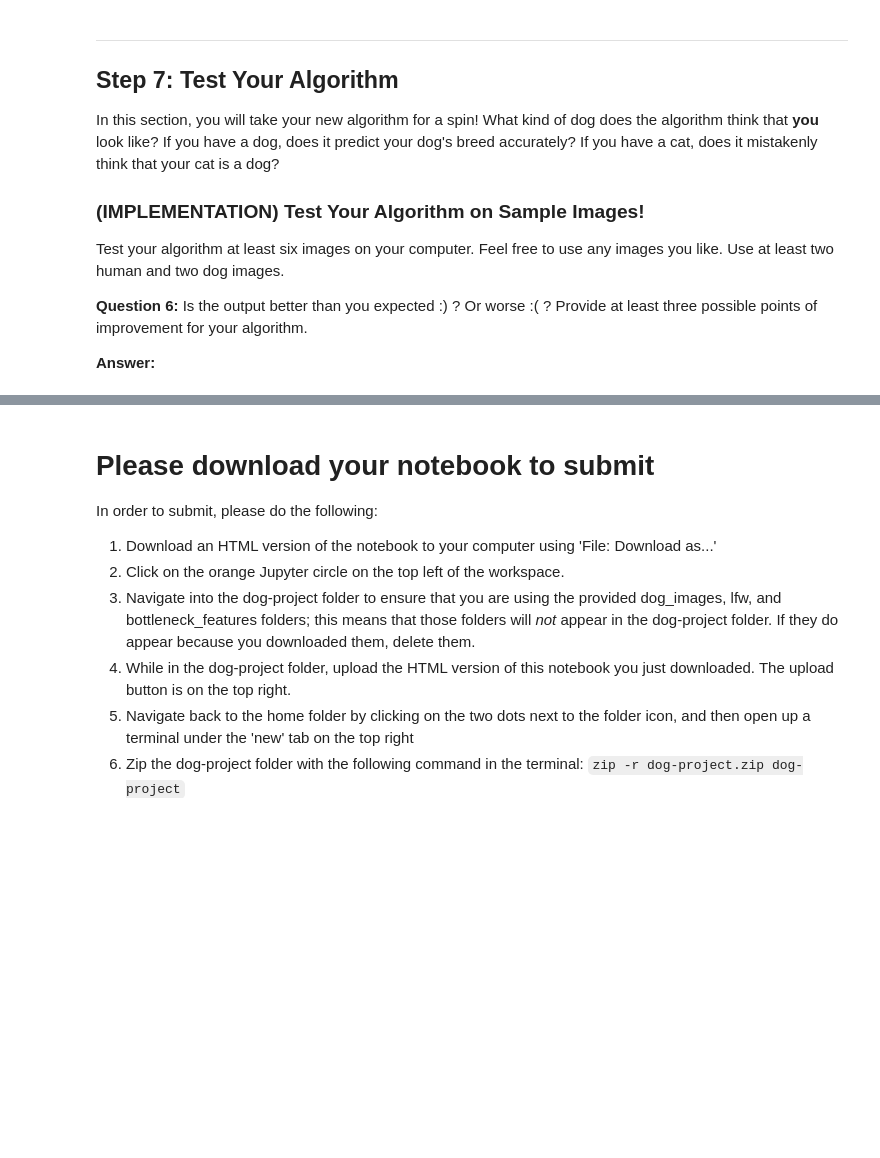
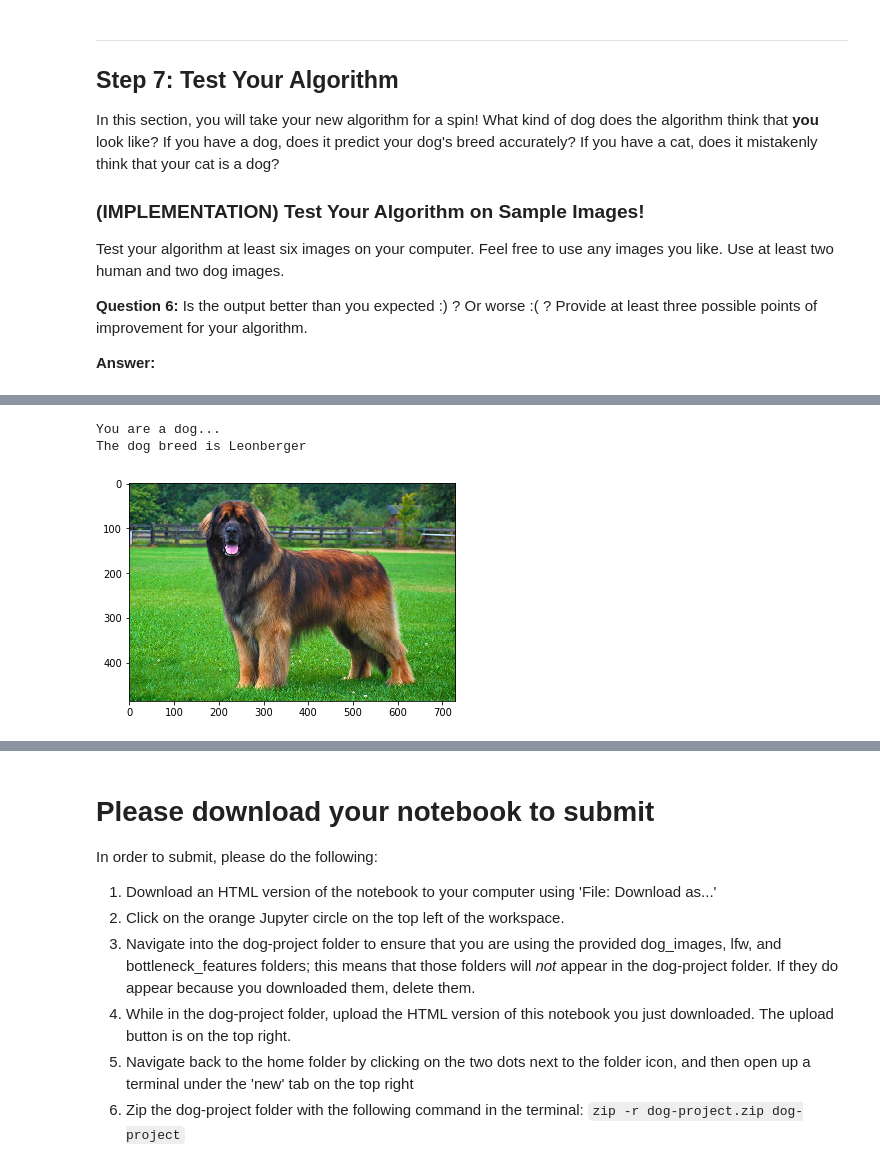
Before and after one commit to peterbchoi/Project-6---Dog-Breed-Classifier, a Jupyter notebook: dog_app.ipynb, the cells around one changed output, grey strips where cells are left out. Cells and saved outputs as stored; diff of their text form; code cells hidden in the pictures; blank space fills up the shorter version.

```diff
--- a/dog_app.ipynb
+++ b/dog_app.ipynb
@@ -650,0 +857,6 @@ __Answer:__
+# %%
+dog_breed_algorithm('test_images/In_Leonberger-on-White-05.jpg')
+# %% [output]
+You are a dog...
+The dog breed is Leonberger
+[figure, added]
```
Also changed, not shown: parts of 25 cells of this notebook.
